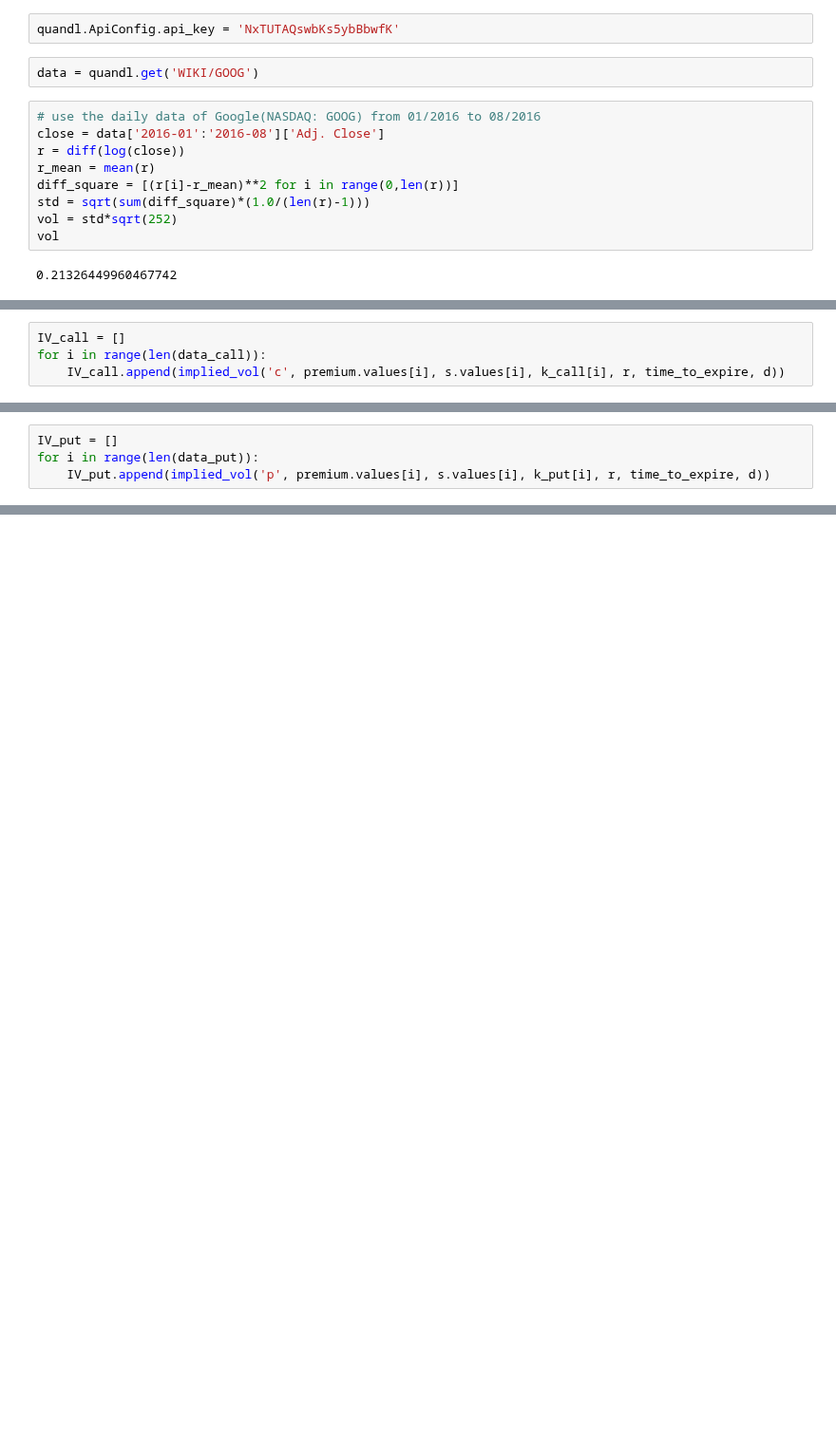
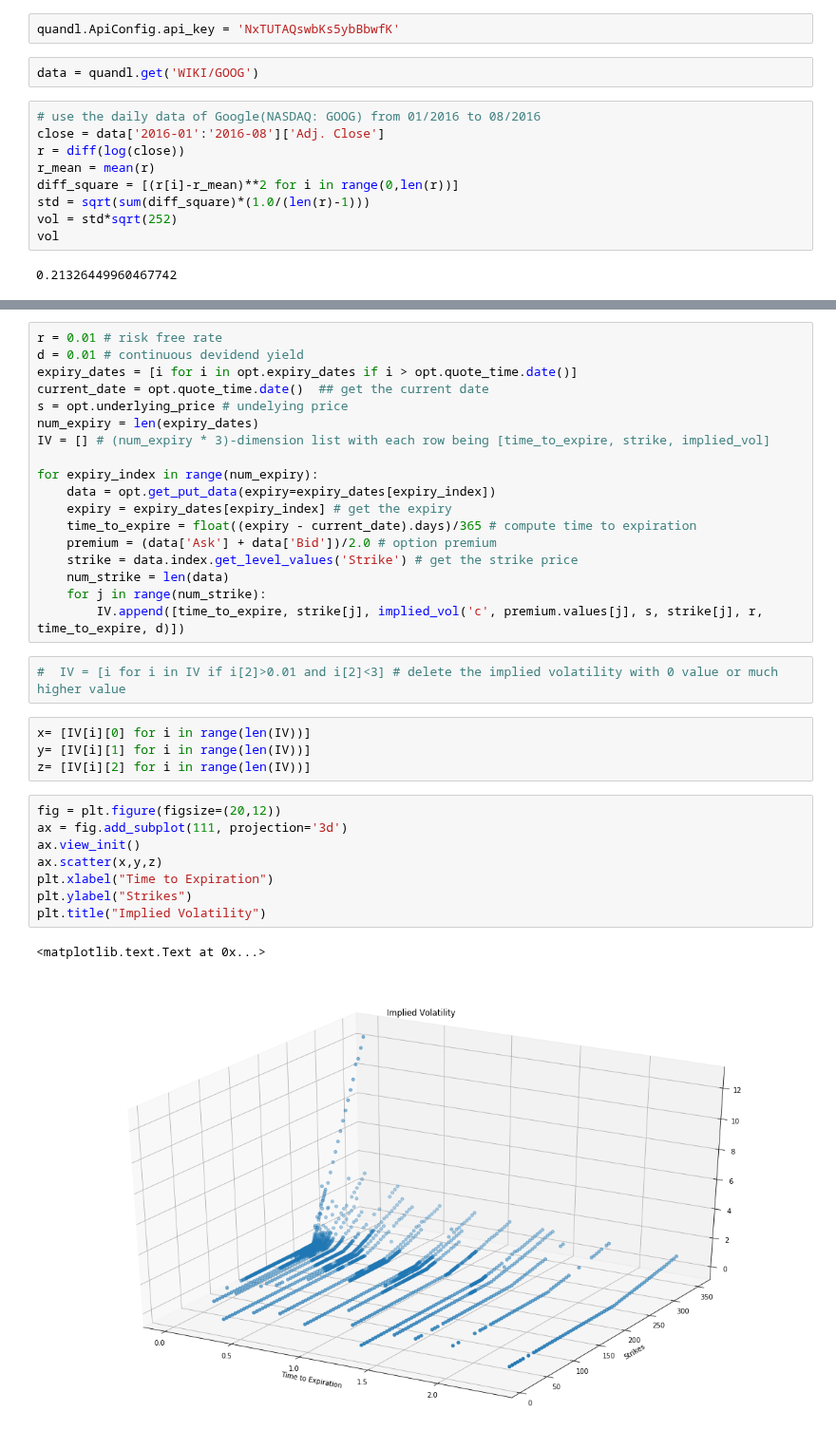
Before and after one commit to QuantConnect/Tutorials, a Jupyter notebook: Tutorial Series/Introduction to Options/Tutorial07 Historical Volatility and Implied Volatility.ipynb, the cells around one changed output, grey strips where cells are left out. Shown at 95% size. Drawn from its saved outputs; the diff is of its cells as text; blank space fills up the shorter version.

```diff
--- a/Tutorial Series/Introduction to Options/Tutorial07 Historical Volatility and Implied Volatility.ipynb
+++ b/Tutorial Series/Introduction to Options/Tutorial07 Historical Volatility and Implied Volatility.ipynb
@@ -126,4 +110,0 @@ d = 0.01 # continuous devidend yield
-# %%
-IV_call = []
-for i in range(len(data_call)):
-    IV_call.append(implied_vol('c', premium.values[i], s.values[i], k_call[i], r, time_to_expire, d))
@@ -158,4 +110,0 @@ len(data_put) # number of contracts with specified expiry date
-# %%
-IV_put = []
-for i in range(len(data_put)):
-    IV_put.append(implied_vol('p', premium.values[i], s.values[i], k_put[i], r, time_to_expire, d))
@@ -182,0 +159,35 @@ plt.legend((e,f), ("IV (call options)", "IV (put options)"))
+# %%
+r = 0.01 # risk free rate
+d = 0.01 # continuous devidend yield
+expiry_dates = [i for i in opt.expiry_dates if i > opt.quote_time.date()]
+current_date = opt.quote_time.date()  ## get the current date
+s = opt.underlying_price # undelying price
+num_expiry = len(expiry_dates)
+IV = [] # (num_expiry * 3)-dimension list with each row being [time_to_expire, strike, implied_vol]
+
+for expiry_index in range(num_expiry):
+    data = opt.get_put_data(expiry=expiry_dates[expiry_index])
+    expiry = expiry_dates[expiry_index] # get the expiry
+    time_to_expire = float((expiry - current_date).days)/365 # compute time to expiration
+    premium = (data['Ask'] + data['Bid'])/2.0 # option premium
+    strike = data.index.get_level_values('Strike') # get the strike price
+    num_strike = len(data)
+    for j in range(num_strike):
+        IV.append([time_to_expire, strike[j], implied_vol('c', premium.values[j], s, strike[j], r, time_to_expire, d)])
+# %%
+#  IV = [i for i in IV if i[2]>0.01 and i[2]<3] # delete the implied volatility with 0 value or much higher value
+# %%
+x= [IV[i][0] for i in range(len(IV))]
+y= [IV[i][1] for i in range(len(IV))]
+z= [IV[i][2] for i in range(len(IV))]
+# %%
+fig = plt.figure(figsize=(20,12))
+ax = fig.add_subplot(111, projection='3d')
+ax.view_init()
+ax.scatter(x,y,z)
+plt.xlabel("Time to Expiration")
+plt.ylabel("Strikes")
+plt.title("Implied Volatility")
+# %% [output]
+<matplotlib.text.Text at 0x...>
+[figure, added]
```
Also changed, not shown: parts of 15 cells of this notebook, 1 other file.
